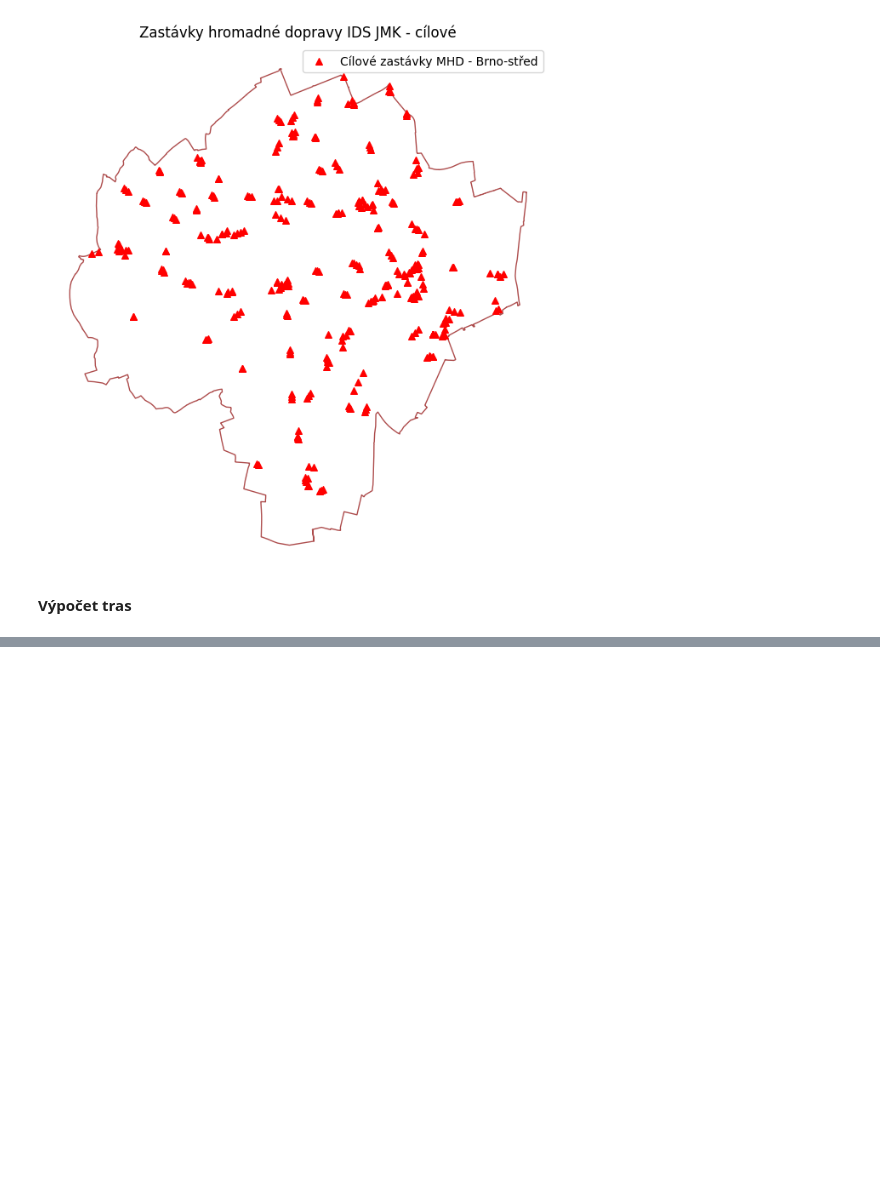
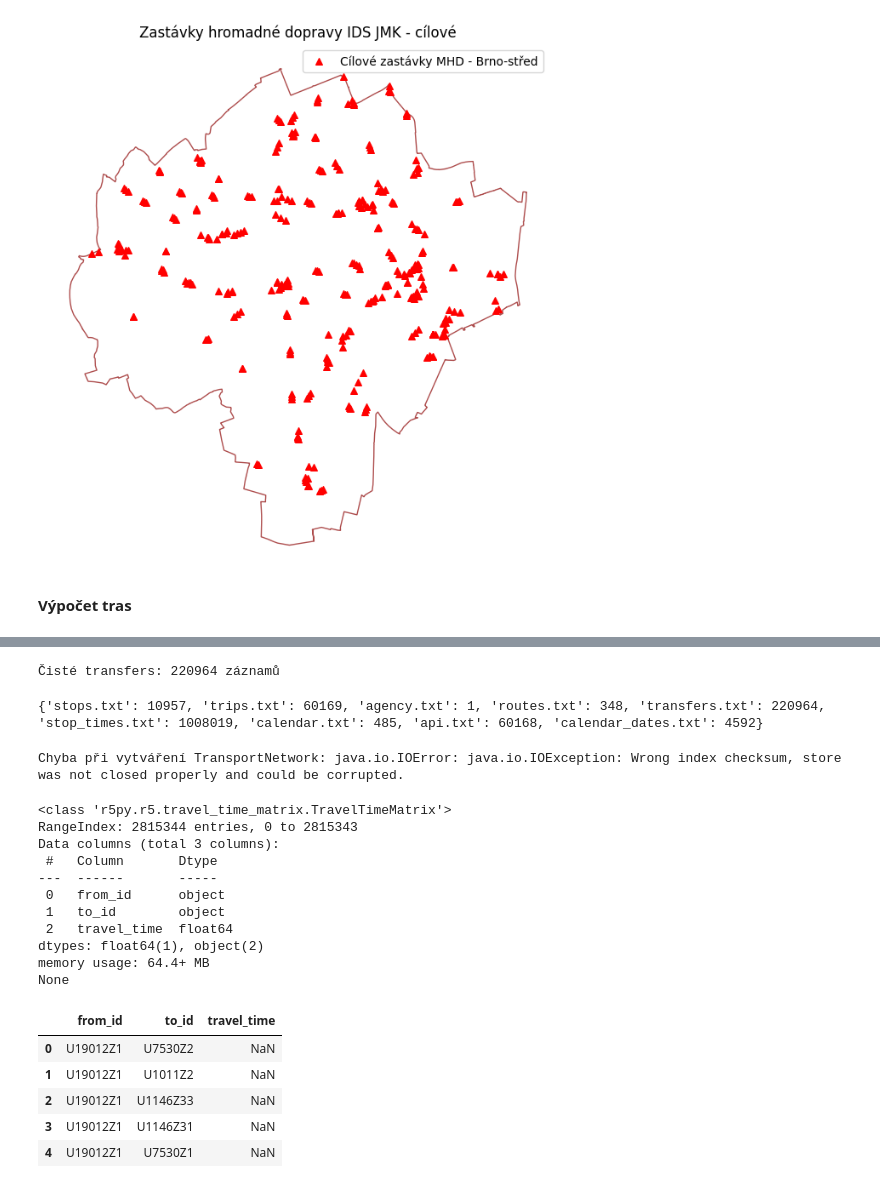
Before and after one commit to JanPelisek/dostupnost-JMK, a Jupyter notebook: rozpracovane.ipynb, the cells around one changed output, grey strips where cells are left out. Saved outputs shown, nothing was run; the diff lists cells and outputs as text; code cells hidden in the pictures; blank space fills up the shorter version.

```diff
--- a/rozpracovane.ipynb
+++ b/rozpracovane.ipynb
@@ -452,0 +461,69 @@ czech_republic.osm. 100%[===================>] 844.78M  20.1MB/s    in 40s
+# %%
+# Čištění transfers.txt, aby nedocházelo k chybám integrity
+gtfs_folder = "/content/gtfs_data"
+transfers_path = f"{gtfs_folder}/transfers.txt"
+stops_path = f"{gtfs_folder}/stops.txt"
+if os.path.exists(transfers_path):
+    stops = pd.read_csv(stops_path, dtype=str)
+    valid = set(stops["stop_id"])
+    transfers = pd.read_csv(transfers_path, dtype=str)
+    transfers_clean = transfers[transfers["from_stop_id"].isin(valid) & transfers["to_stop_id"].isin(valid)]
+    transfers_clean.to_csv(transfers_path, index=False)
+    print(f"Čisté transfers: {len(transfers_clean)} záznamů")
+else:
+    print("transfers.txt nenalezeno, přeskočeno")
+# %% [output]
+Čisté transfers: 220964 záznamů
+# %%
+# Kontrola kompatibility GTFS – výpis základních souborů a počtů záznamů
+print({f: len(pd.read_csv(os.path.join('gtfs_data', f))) \
+       for f in os.listdir('gtfs_data') if f.endswith('.txt')})
+# %% [output]
+{'stops.txt': 10957, 'trips.txt': 60169, 'agency.txt': 1, 'routes.txt': 348, 'transfers.txt': 220964, 'stop_times.txt': 1008019, 'calendar.txt': 485, 'api.txt': 60168, 'calendar_dates.txt': 4592}
+# %%
+try:
+    transport_network = r5py.TransportNetwork(
+        "/content/czech_republic.osm.pbf",        # cesta k PBF
+        ["/content/gtfs_kordis.zip",]           # složka s rozbaleným GTFS_kordis
+    )
+    print("TransportNetwork vytvořen úspěšně:", transport_network)
+except Exception as e:
+    print("Chyba při vytváření TransportNetwork:", e)
+# %% [output]
+Chyba při vytváření TransportNetwork: java.io.IOError: java.io.IOException: Wrong index checksum, store was not closed properly and could be corrupted.
+# %%
+import datetime
+origins = start_zastavky.rename(columns={'stop_id':'id'})[['id','geometry']].copy()
+destinations = target_zastavky.rename(columns={'stop_id':'id'})[['id','geometry']].copy()
+
+
+cas_cesty_computer = r5py.TravelTimeMatrixComputer(
+    dopravni_sit,
+    origins=origins,
+    destinations=destinations,
+    departure=datetime.datetime(2025,4,4,8,0,),
+    transport_modes=[r5py.TransportMode.TRANSIT],
+    snap_to_network=True
+)
+# %%
+cas_cesty = cas_cesty_computer.compute_travel_times()
+print(cas_cesty.info())
+cas_cesty.head()
+# %% [output]
+<class 'r5py.r5.travel_time_matrix.TravelTimeMatrix'>
+RangeIndex: 2815344 entries, 0 to 2815343
+Data columns (total 3 columns):
+ #   Column       Dtype
+---  ------       -----
+ 0   from_id      object
+ 1   to_id        object
+ 2   travel_time  float64
+dtypes: float64(1), object(2)
+memory usage: 64.4+ MB
+None
+|  | from_id | to_id | travel_time |
+| 0 | U19012Z1 | U7530Z2 | NaN |
+| 1 | U19012Z1 | U1011Z2 | NaN |
+| 2 | U19012Z1 | U1146Z33 | NaN |
+| 3 | U19012Z1 | U1146Z31 | NaN |
+| 4 | U19012Z1 | U7530Z1 | NaN |
```
Also changed, not shown: parts of 5 cells of this notebook.
